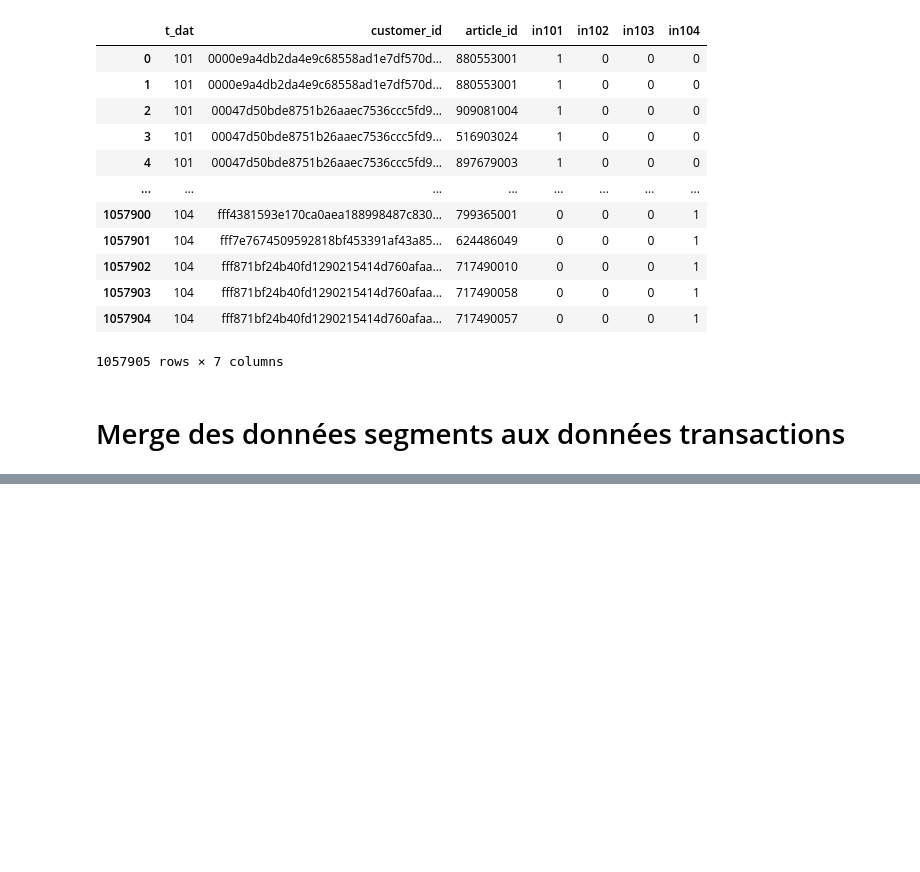
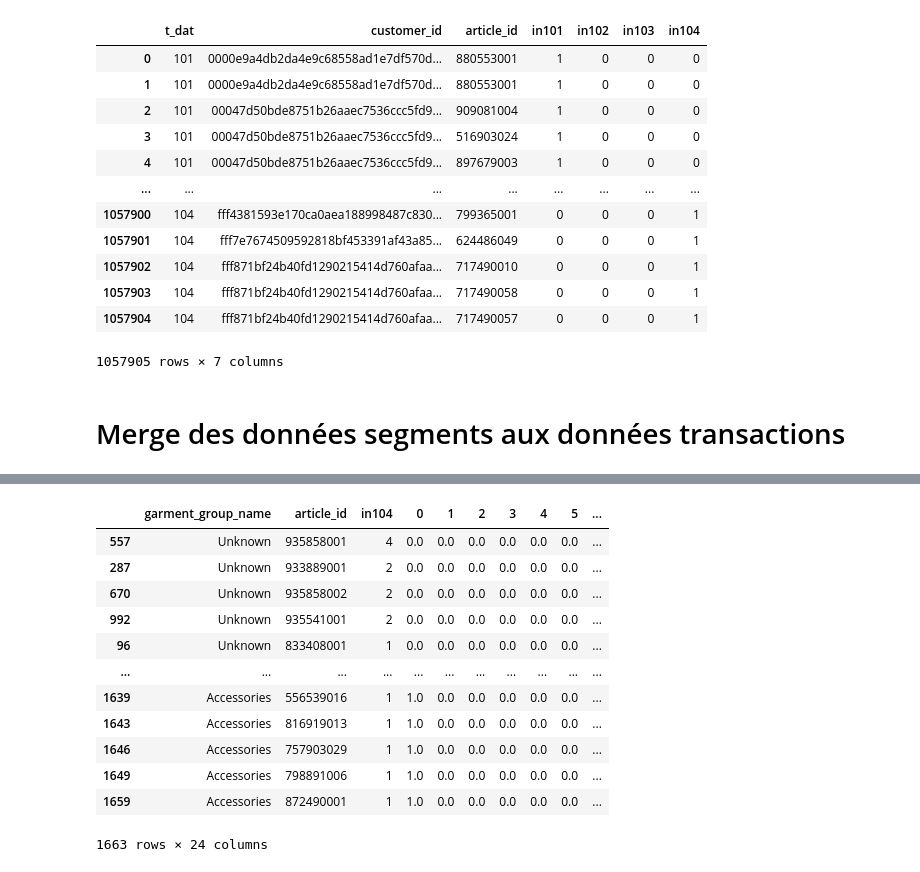
Before and after one commit to NaceurJed/celfernandes, a Jupyter notebook: notebooks/Baseline+_with_matrix_age_x_catprod.ipynb, the cells around one changed output, grey strips where cells are left out. Cells and saved outputs as stored; diff of their text form; code cells hidden in the pictures; blank space fills up the shorter version.

```diff
--- a/notebooks/Baseline+_with_matrix_age_x_catprod.ipynb
+++ b/notebooks/Baseline+_with_matrix_age_x_catprod.ipynb
@@ -439,0 +462,16 @@ dtype: float64
+# %%
+achats_cat_art
+# %% [output]
+|  | garment_group_name | article_id | in104 | 0 | 1 | 2 | 3 | 4 | 5 | ... |
+| 557 | Unknown | 935858001 | 4 | 0.0 | 0.0 | 0.0 | 0.0 | 0.0 | 0.0 | ... |
+| 287 | Unknown | 933889001 | 2 | 0.0 | 0.0 | 0.0 | 0.0 | 0.0 | 0.0 | ... |
+| 670 | Unknown | 935858002 | 2 | 0.0 | 0.0 | 0.0 | 0.0 | 0.0 | 0.0 | ... |
+| 992 | Unknown | 935541001 | 2 | 0.0 | 0.0 | 0.0 | 0.0 | 0.0 | 0.0 | ... |
+| 96 | Unknown | 833408001 | 1 | 0.0 | 0.0 | 0.0 | 0.0 | 0.0 | 0.0 | ... |
+| ... | ... | ... | ... | ... | ... | ... | ... | ... | ... | ... |
+| 1639 | Accessories | 556539016 | 1 | 1.0 | 0.0 | 0.0 | 0.0 | 0.0 | 0.0 | ... |
+| 1643 | Accessories | 816919013 | 1 | 1.0 | 0.0 | 0.0 | 0.0 | 0.0 | 0.0 | ... |
+| 1646 | Accessories | 757903029 | 1 | 1.0 | 0.0 | 0.0 | 0.0 | 0.0 | 0.0 | ... |
+| 1649 | Accessories | 798891006 | 1 | 1.0 | 0.0 | 0.0 | 0.0 | 0.0 | 0.0 | ... |
+| 1659 | Accessories | 872490001 | 1 | 1.0 | 0.0 | 0.0 | 0.0 | 0.0 | 0.0 | ... |
+1663 rows × 24 columns
```
Also changed, not shown: parts of 49 cells of this notebook, 1 other file.
